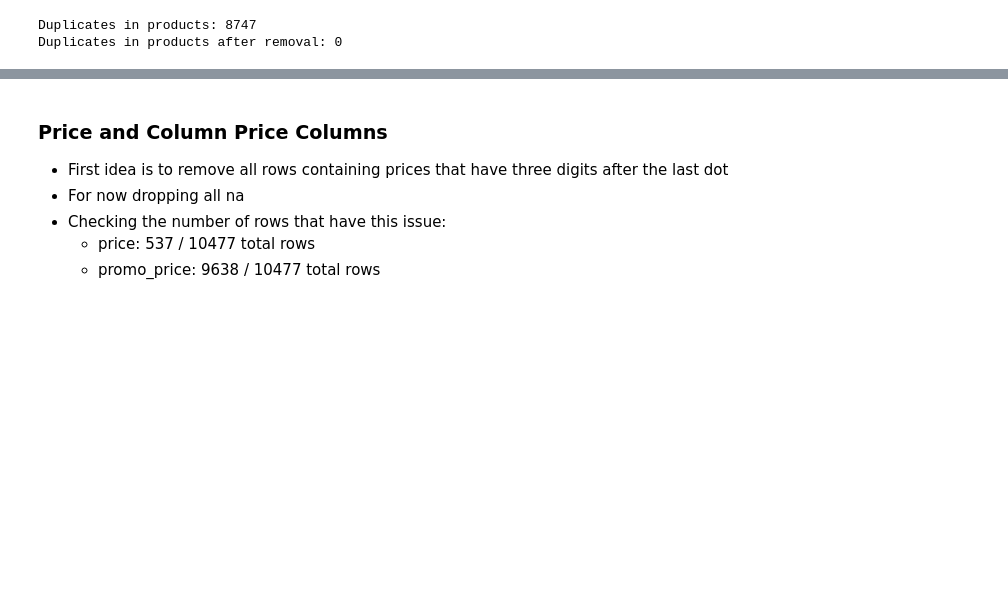
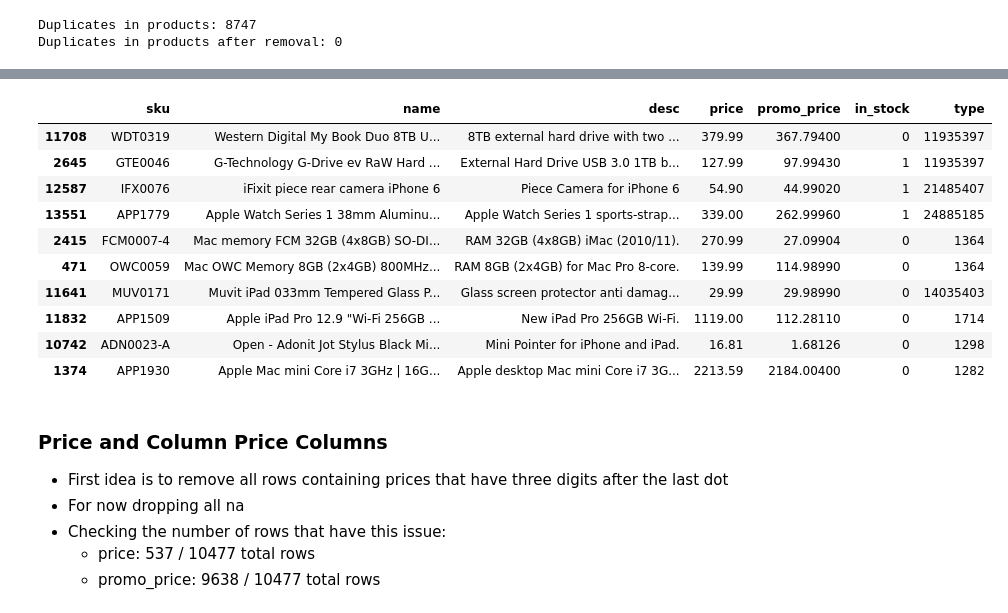
Before and after one commit to tobiasaurer/python-eniac-dataprocessing, a Jupyter notebook: data_exploration.ipynb, the cells around one changed output, grey strips where cells are left out. Cells and saved outputs as stored; diff of their text form; code cells hidden in the pictures; blank space fills up the shorter version.

Commit message:
add function to reduce promo_price

```diff
--- a/data_exploration.ipynb
+++ b/data_exploration.ipynb
@@ -366,3 +303,26 @@ AttributeError: Can only use .str accessor with string values!
+# %%
+# Function to reduce promo_price
+# While promo_price is higher than price, divides by 10 to move decimal point one further to the left
+# Returns the result of the divisions once promo price is smaller than price
+def reduce_promo_price(row):
+  result = row['promo_price']
+  while result > row['price']:
+    result /= 10
+  return result
+
+products['promo_price'] = products.apply(lambda row : reduce_promo_price(row), axis=1)
+# %% [output]
+|  | sku | name | desc | price | promo_price | in_stock | type |
+| 11708 | WDT0319 | Western Digital My Book Duo 8TB U... | 8TB external hard drive with two ... | 379.99 | 367.79400 | 0 | 11935397 |
+| 2645 | GTE0046 | G-Technology G-Drive ev RaW Hard ... | External Hard Drive USB 3.0 1TB b... | 127.99 | 97.99430 | 1 | 11935397 |
+| 12587 | IFX0076 | iFixit piece rear camera iPhone 6 | Piece Camera for iPhone 6 | 54.90 | 44.99020 | 1 | 21485407 |
+| 13551 | APP1779 | Apple Watch Series 1 38mm Aluminu... | Apple Watch Series 1 sports-strap... | 339.00 | 262.99960 | 1 | 24885185 |
+| 2415 | FCM0007-4 | Mac memory FCM 32GB (4x8GB) SO-DI... | RAM 32GB (4x8GB) iMac (2010/11). | 270.99 | 27.09904 | 0 | 1364 |
+| 471 | OWC0059 | Mac OWC Memory 8GB (2x4GB) 800MHz... | RAM 8GB (2x4GB) for Mac Pro 8-core. | 139.99 | 114.98990 | 0 | 1364 |
+| 11641 | MUV0171 | Muvit iPad 033mm Tempered Glass P... | Glass screen protector anti damag... | 29.99 | 29.98990 | 0 | 14035403 |
+| 11832 | APP1509 | Apple iPad Pro 12.9 "Wi-Fi 256GB ... | New iPad Pro 256GB Wi-Fi. | 1119.00 | 112.28110 | 0 | 1714 |
+| 10742 | ADN0023-A | Open - Adonit Jot Stylus Black Mi... | Mini Pointer for iPhone and iPad. | 16.81 | 1.68126 | 0 | 1298 |
+| 1374 | APP1930 | Apple Mac mini Core i7 3GHz | 16G... | Apple desktop Mac mini Core i7 3G... | 2213.59 | 2184.00400 | 0 | 1282 |
 # %% [markdown]
 ### Price and Column Price Columns
 * First idea is to remove all rows containing prices that have three digits after the last dot
```
Also changed, not shown: parts of 3 cells of this notebook.
